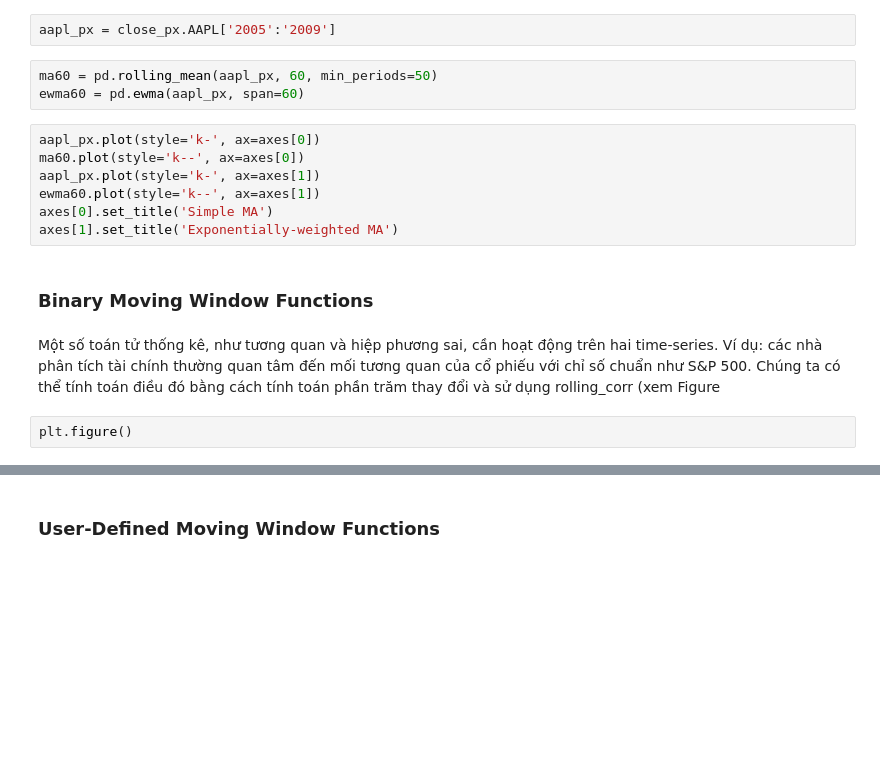
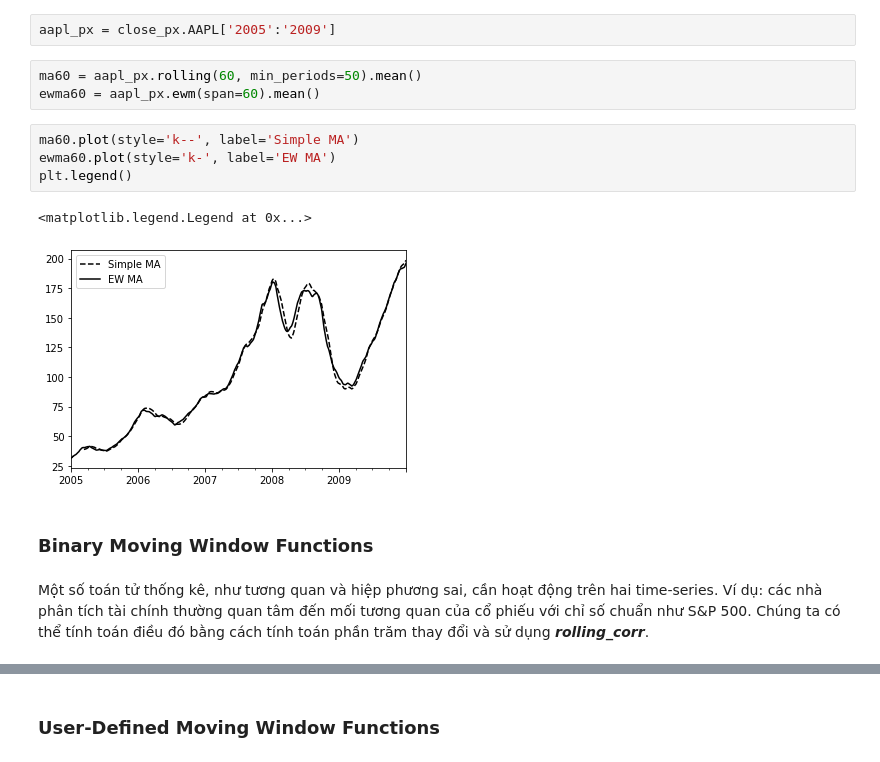
Before and after one commit to Vo-Linh/FDS_TimeSeries, a Jupyter notebook: TimeSeries.ipynb, the cells around one changed output, grey strips where cells are left out. Drawn from its saved outputs; the diff is of its cells as text; blank space fills up the shorter version.

```diff
--- a/TimeSeries.ipynb
+++ b/TimeSeries.ipynb
@@ -1279,21 +1295,19 @@ fig, axes = plt.subplots(nrows=2, ncols=1, sharex=True, sharey=True,
 # %%
 aapl_px = close_px.AAPL['2005':'2009']
 # %%
-ma60 = pd.rolling_mean(aapl_px, 60, min_periods=50)
-ewma60 = pd.ewma(aapl_px, span=60)
+ma60 = aapl_px.rolling(60, min_periods=50).mean()
+ewma60 = aapl_px.ewm(span=60).mean()
-# %%
-aapl_px.plot(style='k-', ax=axes[0])
-ma60.plot(style='k--', ax=axes[0])
-aapl_px.plot(style='k-', ax=axes[1])
-ewma60.plot(style='k--', ax=axes[1])
-axes[0].set_title('Simple MA')
-axes[1].set_title('Exponentially-weighted MA')
+# %%
+ma60.plot(style='k--', label='Simple MA')
+ewma60.plot(style='k-', label='EW MA')
+plt.legend()
+# %% [output]
+<matplotlib.legend.Legend at 0x...>
+[figure, added]
 # %% [markdown]
 ### Binary Moving Window Functions
 # %% [markdown]
-Một số toán tử thống kê, như tương quan và hiệp phương sai, cần hoạt động trên hai time-series. Ví dụ: các nhà phân tích tài chính thường quan tâm đến mối tương quan của cổ phiếu với chỉ số chuẩn như S&P 500. Chúng ta có thể tính toán điều đó bằng cách tính toán phần trăm thay đổi và sử dụng rolling_corr (xem Figure
+Một số toán tử thống kê, như tương quan và hiệp phương sai, cần hoạt động trên hai time-series. Ví dụ: các nhà phân tích tài chính thường quan tâm đến mối tương quan của cổ phiếu với chỉ số chuẩn như S&P 500. Chúng ta có thể tính toán điều đó bằng cách tính toán phần trăm thay đổi và sử dụng ***rolling_corr***.
-# %%
-plt.figure()
 # %%
 spx_px = close_px_all['SPX']
 spx_rets = spx_px.pct_change()
```
Also changed, not shown: parts of 31 cells of this notebook.
